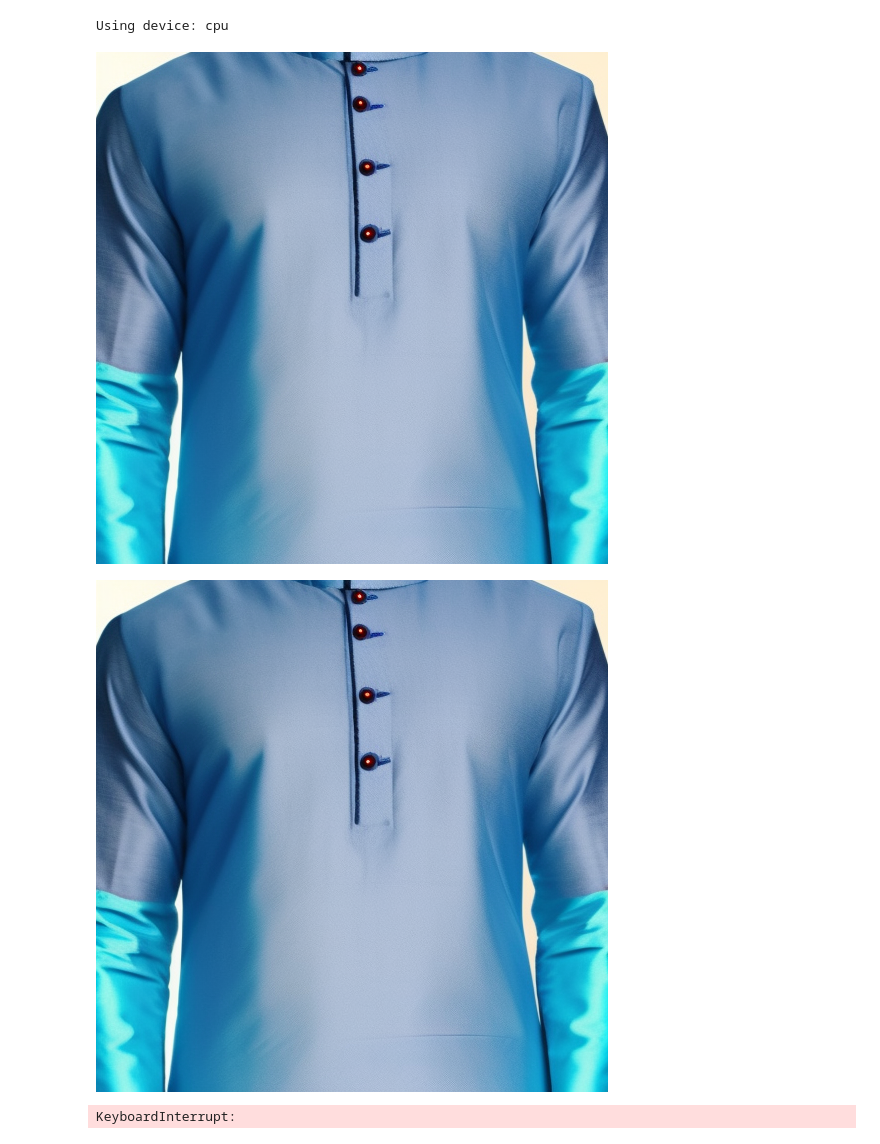
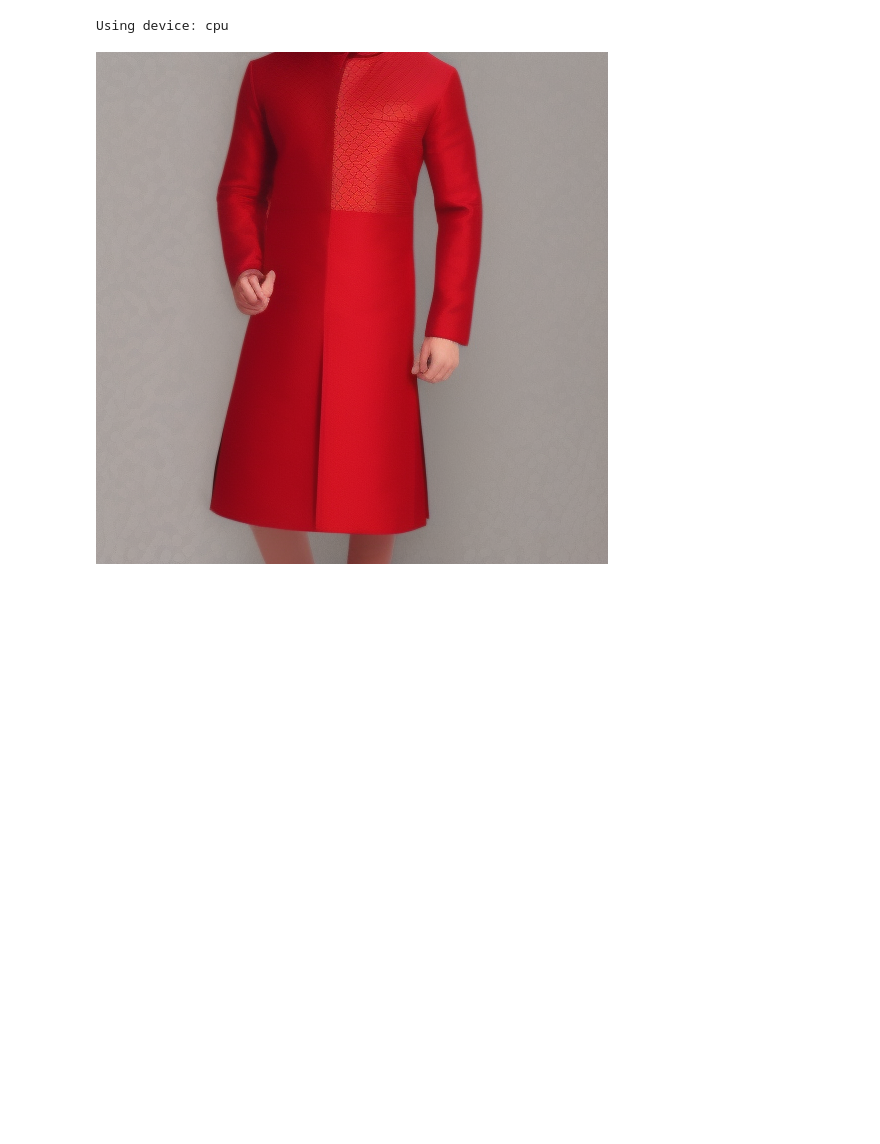
Before and after one commit to tanishq1308/Major-Project, a Jupyter notebook: Stable_diffusion/sd/demo.ipynb, the cells around one changed output. Saved outputs shown, nothing was run; the diff lists cells and outputs as text; code cells hidden in the pictures; blank space fills up the shorter version.

```diff
--- a/Stable_diffusion/sd/demo.ipynb
+++ b/Stable_diffusion/sd/demo.ipynb
@@ -8,55 +8,45 @@ import torch
 
 DEVICE = "cpu"
 
 ALLOW_CUDA = False
 ALLOW_MPS = False
 
 if torch.cuda.is_available() and ALLOW_CUDA:
     DEVICE = "cuda"
 elif (torch.has_mps or torch.backends.mps.is_available()) and ALLOW_MPS:
     DEVICE = "mps"
 print(f"Using device: {DEVICE}")
 
 tokenizer = CLIPTokenizer("../data/vocab.json", merges_file="../data/merges.txt")
 model_file = "../data/model1.ckpt"
 models = model_loader.preload_models_from_standard_weights(model_file, DEVICE)
 
 ## TEXT TO IMAGE
-
-prompt = "Blue color kurta for Diwali occasion for men"
-uncond_prompt = ""  # Also known as negative prompt
+prompt = "Red color kurta for Diwali occasion for men"
+uncond_prompt = "Complete kurta should be visible"  # Also known as negative prompt
 do_cfg = True
 cfg_scale = 8  # min: 1, max: 14
-
-## IMAGE TO IMAGE
-
-input_image = None
-strength = 0.9
 
 ## SAMPLER
 sampler = "ddpm"
 num_inference_steps = 10
-seed = 42
+seed = 50
 
 output_image = pipeline.generate(
-    prompt=prompt,
-    uncond_prompt=uncond_prompt,
-    input_image=input_image,
-    strength=strength,
-    do_cfg=do_cfg,
-    cfg_scale=cfg_scale,
-    sampler_name=sampler,
-    n_inference_steps=num_inference_steps,
-    seed=seed,
-    models=models,
-    device=DEVICE,
-    idle_device="cpu",
-    tokenizer=tokenizer,
+    prompt = prompt,
+    uncond_prompt = uncond_prompt,
+    do_cfg = do_cfg,
+    cfg_scale = cfg_scale,
+    sampler_name = sampler,
+    n_inference_steps = num_inference_steps,
+    seed = seed,
+    models = models,
+    device = DEVICE,
+    idle_device = "cpu",
+    tokenizer = tokenizer,
 )
 
 display(Image.fromarray(output_image))
 # %% [output]
 Using device: cpu
-[figure, old version]
+[figure, new version]
-[figure, removed]
-KeyboardInterrupt:
```
Also changed, not shown: 4 other files.
